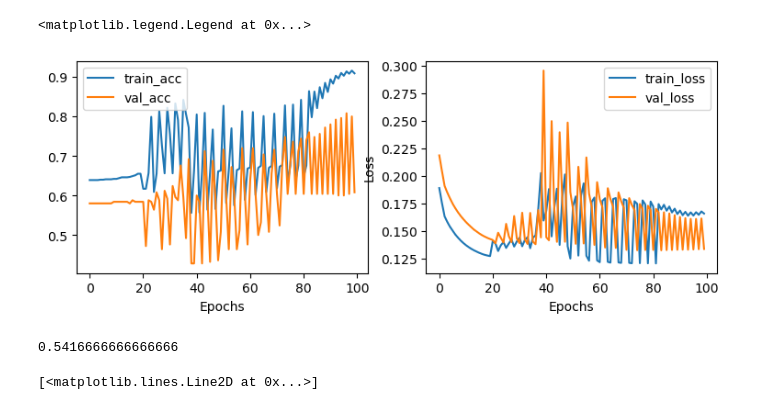
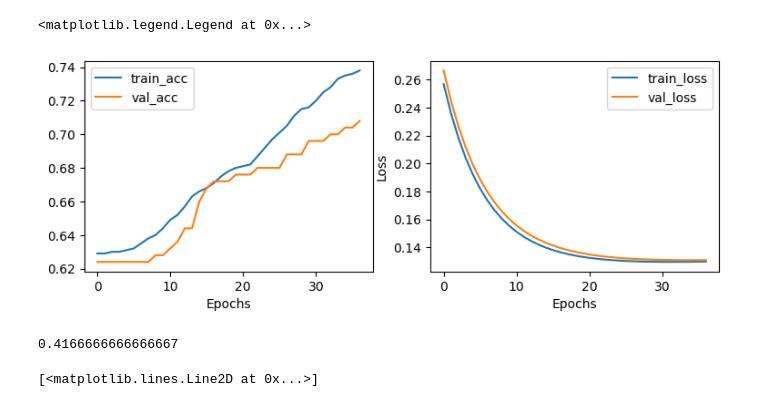
Before and after one commit to feanor3/tesi, a Jupyter notebook: analysis.ipynb, the cells around one changed output. Saved outputs shown, nothing was run; the diff lists cells and outputs as text; code cells hidden in the pictures.

```diff
--- a/analysis.ipynb
+++ b/analysis.ipynb
@@ -41,28 +40,28 @@ t_train = t[:a]
 t_val = t[a:]
 # %%
 # CLASSIFIER TRAINING
-clf = MLPBinary(dim_hidden=100, tolerance=1e-5, activation='relu')
-clf.fit(data_train, t_train, X_val=data_val, t_val=t_val ,lr=0.5e-4)
+clf = MLPBinary(dim_hidden=50, tolerance=3e-5, activation='relu')
+clf.fit(data_train, t_train, X_val=data_val, t_val=t_val ,lr=2e-5)
 
 # plotting accuracy and loss
 fig, (ax1, ax2) = plt.subplots(nrows=1,ncols=2, figsize=(9,3))
 E = len(clf.train_acc)
 ax1.plot(np.arange(E), clf.train_acc)
 ax1.plot(np.arange(E), clf.val_acc)
 ax1.legend(["train_acc", "val_acc"])
 
 ax2.plot(np.arange(E), clf.train_loss)
 ax2.plot(np.arange(E), clf.val_loss)
 ax2.set_ylabel("Loss"), ax2.set_xlabel("Accuracy")
 ax1.set_xlabel("Epochs"), ax2.set_xlabel("Epochs")
 ax2.legend(["train_loss", "val_loss"])
 # %% [output]
 <matplotlib.legend.Legend at 0x...>
-[figure, old version]
+[figure, new version]
 # %%
-clf.score(data_test[3], t_test[3])
+clf.score(data_test[9], t_test[4])
 # %% [output]
-0.5416666666666666
+0.4166666666666667
 # %%
 plt.plot(temp_test[1], y[5,:,0], marker='x')
 # %% [output]
```
Also changed, not shown: parts of 5 cells of this notebook, 1 other file.
